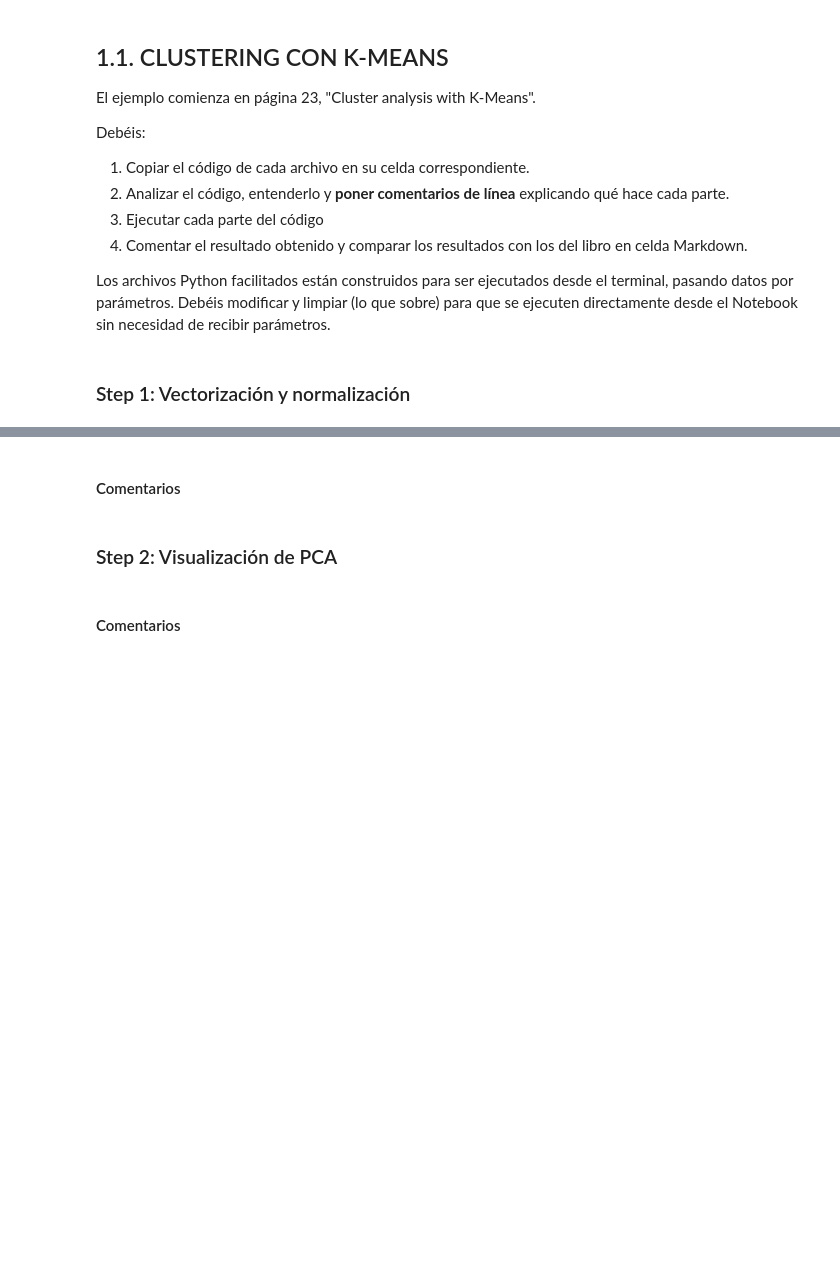
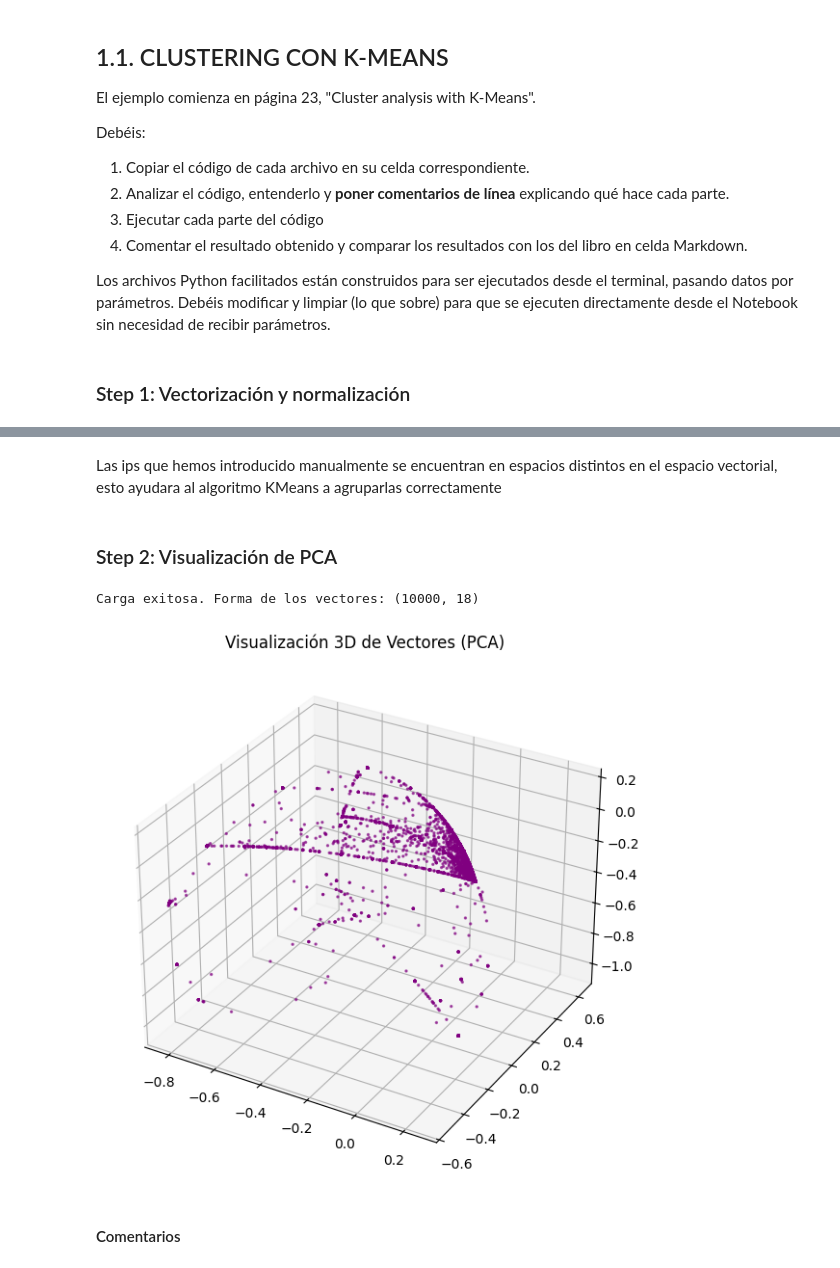
Before and after one commit to Animska/PYthon, a Jupyter notebook: Pedro/entorno python/ejercicios/AD_TEMA4/TRABAJO FINAL/Trabajo Tema 4.ipynb, the cells around one changed output, grey strips where cells are left out. Drawn from its saved outputs; the diff is of its cells as text; code cells hidden in the pictures; blank space fills up the shorter version.

```diff
--- a/Pedro/entorno python/ejercicios/AD_TEMA4/TRABAJO FINAL/Trabajo Tema 4.ipynb
+++ b/Pedro/entorno python/ejercicios/AD_TEMA4/TRABAJO FINAL/Trabajo Tema 4.ipynb
@@ -41,9 +140,46 @@ Los archivos Python facilitados están construidos para ser ejecutados desde el
 # %% [markdown]
-#### Comentarios
+Las ips que hemos introducido manualmente se encuentran en espacios distintos en el espacio vectorial, esto ayudara al algoritmo KMeans a agruparlas correctamente
 # %% [markdown]
 ### Step 2: Visualización de PCA
 # %%
-# código
+# código(repito imports para poder ejecutarlos individualmente)
+import matplotlib.pyplot as plt
+from sklearn.decomposition import PCA
+import h5py
+
+# 1. Definir la ruta del archivo
+path = "secrepo.h5"
+
+# 2. Cargar los vectores desde el archivo HDF5
+try:
+    with h5py.File(path, "r") as f:
+        vectors = f["vectors"][:]
+    print(f"Carga exitosa. Forma de los vectores: {vectors.shape}")
+except FileNotFoundError:
+    print("Error: No se encontró el archivo 'secrepo.h5' en la carpeta actual.")
+
+# 3. Aplicar PCA para reducir a 3 dimensiones (necesario para visualizar)
+pca = PCA(n_components=3)
+projected_vectors = pca.fit_transform(vectors)
+
+# 4. Crear la visualización 3D usando Matplotlib
+fig = plt.figure(figsize=(10, 7))
+ax = fig.add_subplot(111, projection='3d')
+
+ax.scatter(
+    projected_vectors[:, 0],
+    projected_vectors[:, 1],
+    projected_vectors[:, 2],
+    s=2,         # Tamaño de los puntos
+    alpha=0.6,   # Transparencia
+    c='purple'   # Color
+)
+
+ax.set_title("Visualización 3D de Vectores (PCA)")
+plt.show()
+# %% [output]
+Carga exitosa. Forma de los vectores: (10000, 18)
+[figure, added]
 # %% [markdown]
 #### Comentarios
 # %% [markdown]
```
Also changed, not shown: parts of 18 cells of this notebook, 37 other files.
